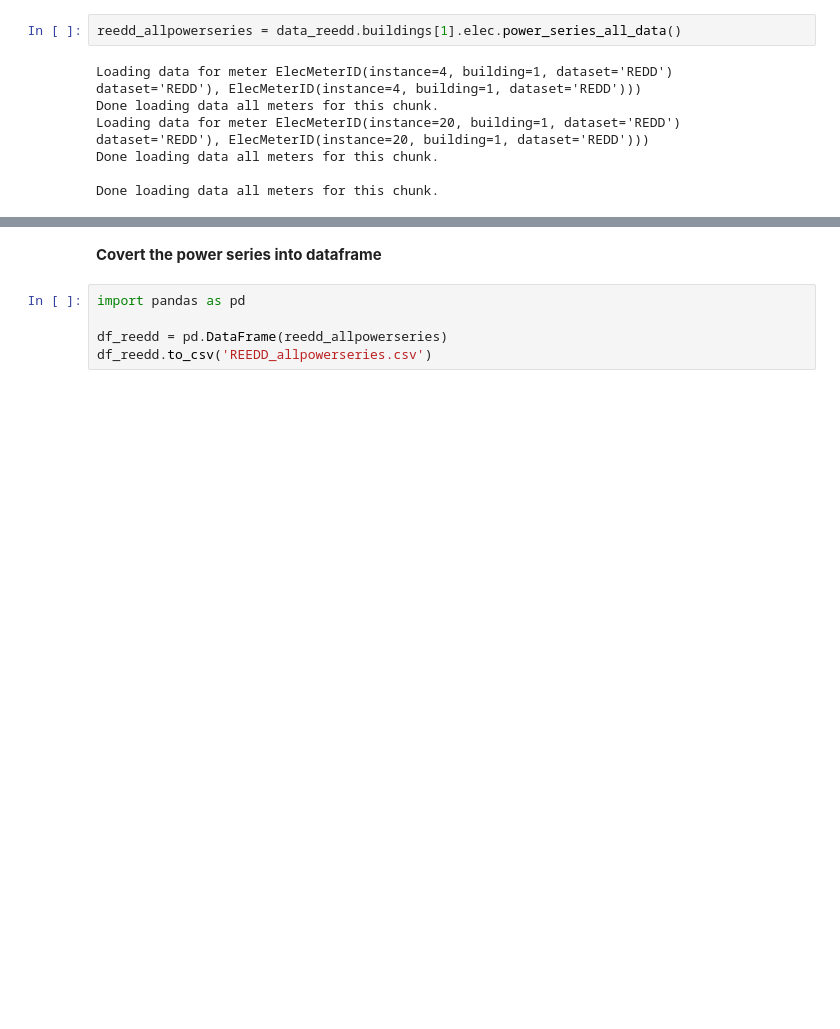
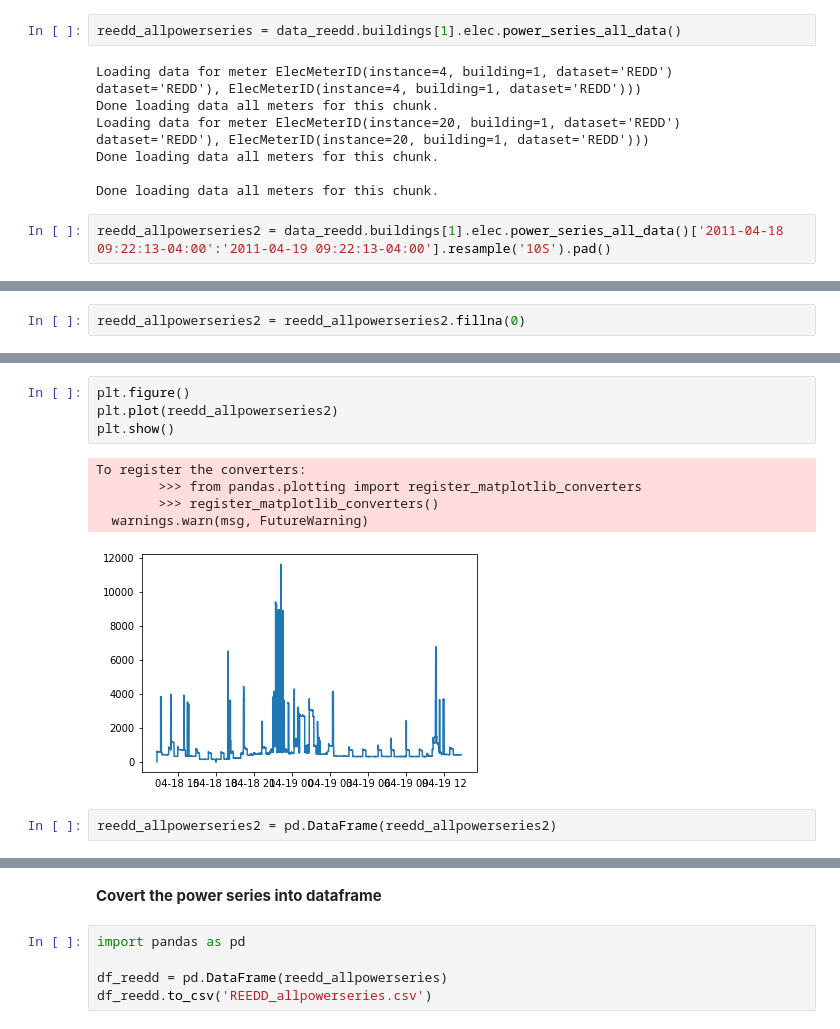
Before and after one commit to Gracepicharporn/Data-Science-project, a Jupyter notebook: nilmtk_data.ipynb, the cells around one changed output, grey strips where cells are left out. Cells and saved outputs as stored; diff of their text form; blank space fills up the shorter version.

```diff
--- a/nilmtk_data.ipynb
+++ b/nilmtk_data.ipynb
@@ -319,3 +319,5 @@ Loading data for meter ElecMeterID(instance=20, building=1, dataset='REDD')
 Done loading data all meters for this chunk.
 
 Done loading data all meters for this chunk.
+# %%
+reedd_allpowerseries2 = data_reedd.buildings[1].elec.power_series_all_data()['2011-04-18 09:22:13-04:00':'2011-04-19 09:22:13-04:00'].resample('10S').pad()
@@ -321,0 +331,2 @@ Done loading data all meters for this chunk.
+# %%
+reedd_allpowerseries2 = reedd_allpowerseries2.fillna(0)
@@ -321,0 +348,12 @@ Done loading data all meters for this chunk.
+# %%
+plt.figure()
+plt.plot(reedd_allpowerseries2)
+plt.show()
+# %% [output]
+To register the converters:
+        >>> from pandas.plotting import register_matplotlib_converters
+        >>> register_matplotlib_converters()
+  warnings.warn(msg, FutureWarning)
+[figure, added]
+# %%
+reedd_allpowerseries2 = pd.DataFrame(reedd_allpowerseries2)
```
Also changed, not shown: parts of 50 cells of this notebook.
